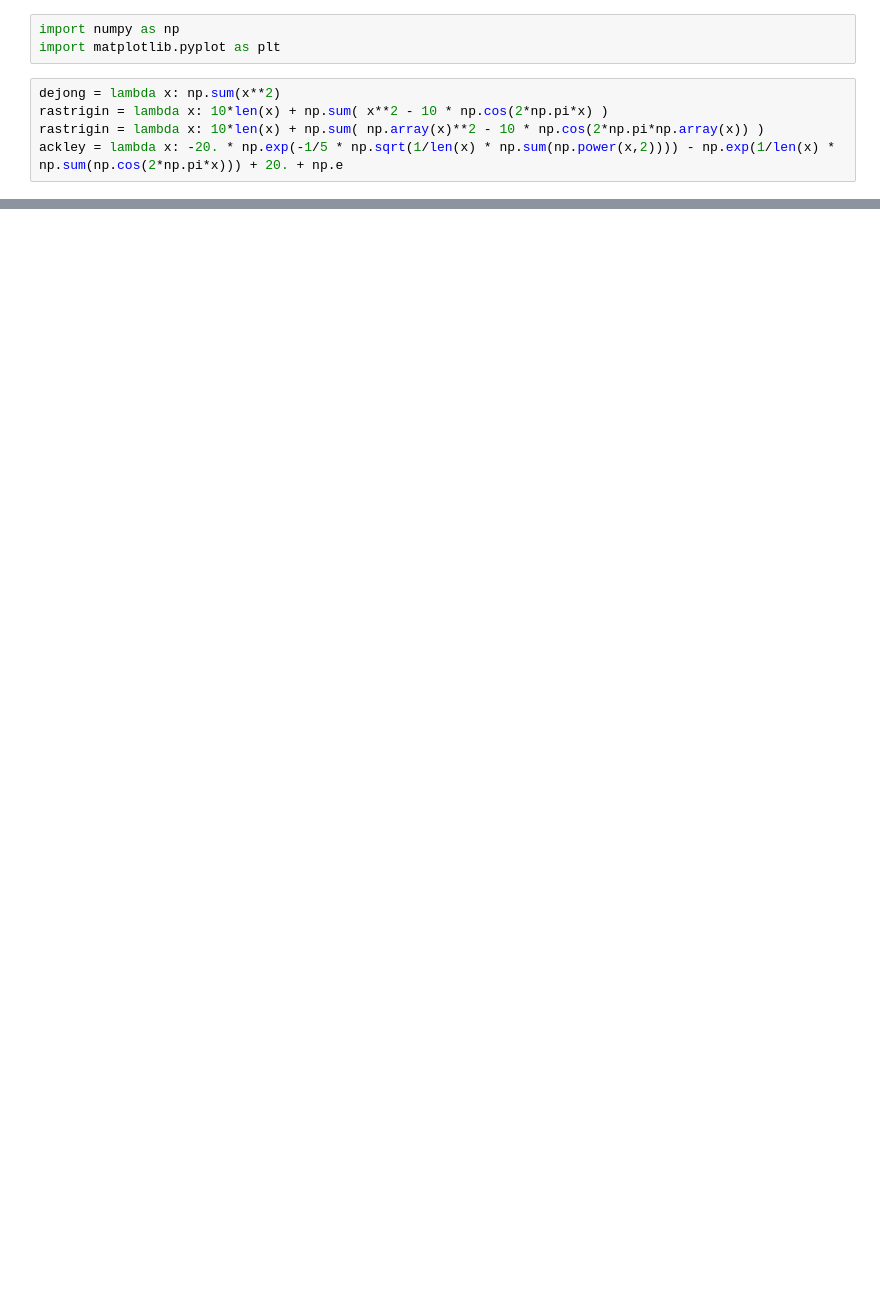
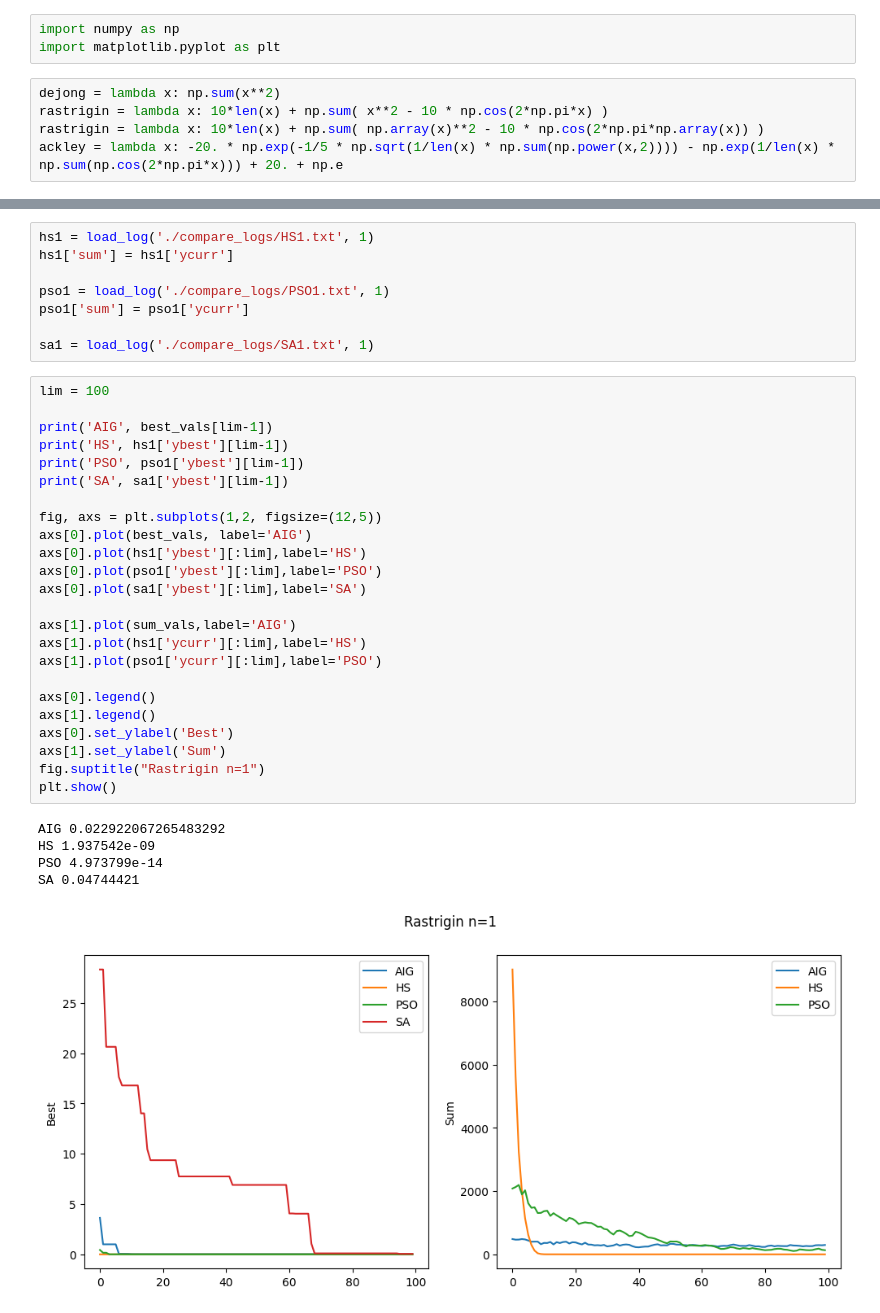
Before and after one commit to isso1550/MSWIO_24Z, a Jupyter notebook: cw12/aig.ipynb, the cells around one changed output, grey strips where cells are left out. Drawn from its saved outputs; the diff is of its cells as text; blank space fills up the shorter version.

Commit message:
proste porownanie AIG, SA, PSO, HS dla rastrigin 1

```diff
--- a/cw12/aig.ipynb
+++ b/cw12/aig.ipynb
@@ -143,0 +173,38 @@ Najlepszy wynik to 3.658224934267062
+# %%
+hs1 = load_log('./compare_logs/HS1.txt', 1)
+hs1['sum'] = hs1['ycurr']
+
+pso1 = load_log('./compare_logs/PSO1.txt', 1)
+pso1['sum'] = pso1['ycurr']
+
+sa1 = load_log('./compare_logs/SA1.txt', 1)
+# %%
+lim = 100
+
+print('AIG', best_vals[lim-1])
+print('HS', hs1['ybest'][lim-1])
+print('PSO', pso1['ybest'][lim-1])
+print('SA', sa1['ybest'][lim-1])
+
+fig, axs = plt.subplots(1,2, figsize=(12,5))
+axs[0].plot(best_vals, label='AIG')
+axs[0].plot(hs1['ybest'][:lim],label='HS')
+axs[0].plot(pso1['ybest'][:lim],label='PSO')
+axs[0].plot(sa1['ybest'][:lim],label='SA')
+
+axs[1].plot(sum_vals,label='AIG')
+axs[1].plot(hs1['ycurr'][:lim],label='HS')
+axs[1].plot(pso1['ycurr'][:lim],label='PSO')
+
+axs[0].legend()
+axs[1].legend()
+axs[0].set_ylabel('Best')
+axs[1].set_ylabel('Sum')
+fig.suptitle("Rastrigin n=1")
+plt.show()
+# %% [output]
+AIG 0.022922067265483292
+HS 1.937542e-09
+PSO 4.973799e-14
+SA 0.04744421
+[figure, added]
```
Also changed, not shown: parts of 3 cells of this notebook, 15 other files.
